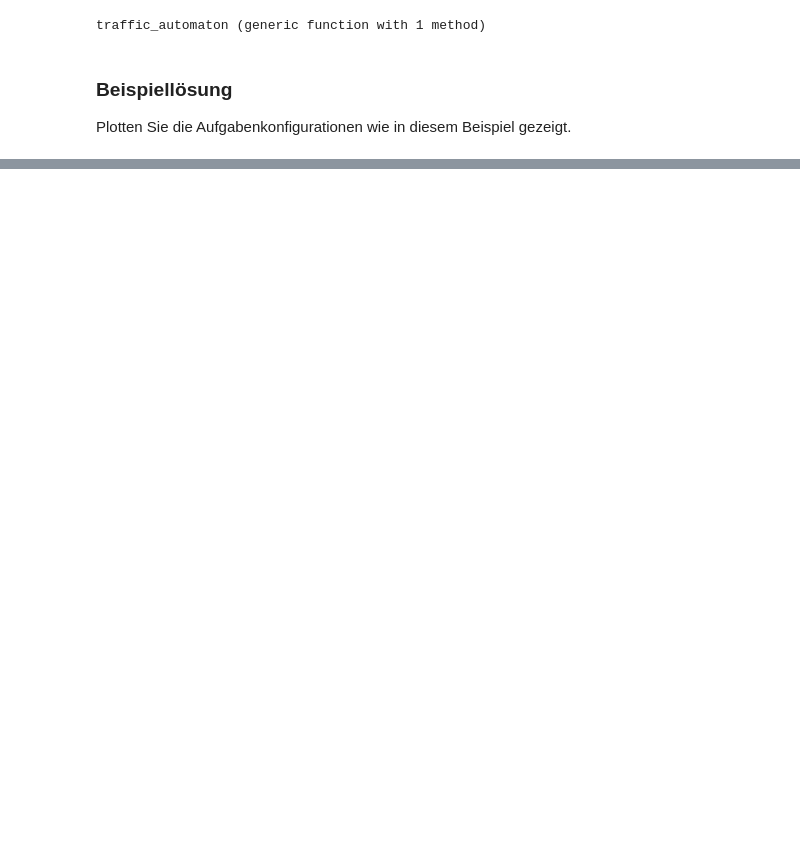
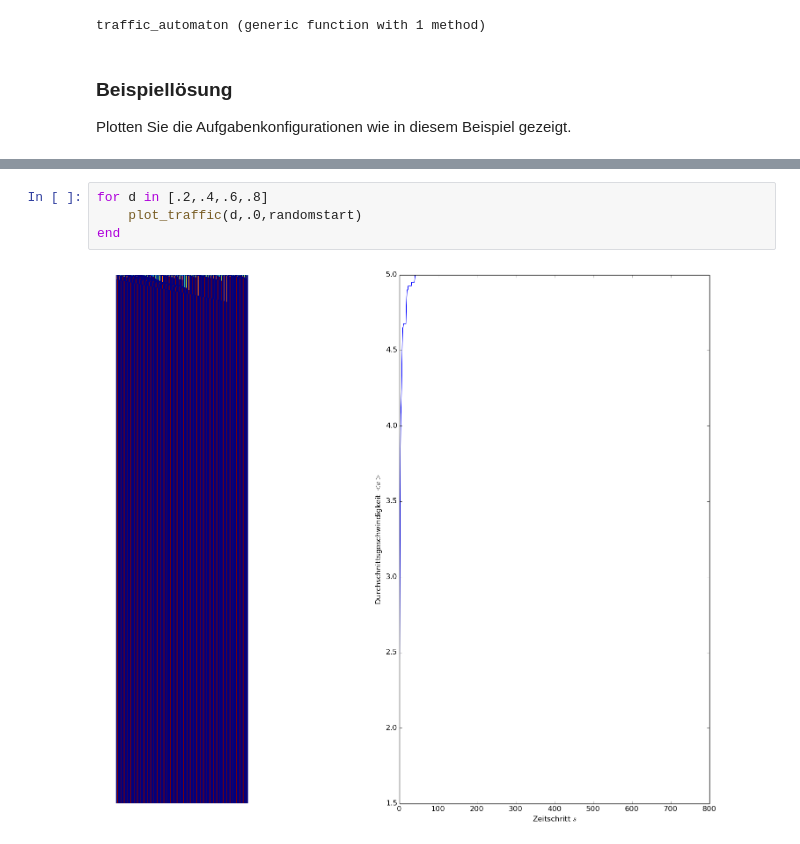
Before and after one commit to Handfeger/compphys-2016, a Jupyter notebook: uebung_04/04_stau_aus_dem_nichts.ipynb, the cells around one changed output, grey strips where cells are left out. Saved outputs shown, nothing was run; the diff lists cells and outputs as text; blank space fills up the shorter version.

```diff
--- a/uebung_04/04_stau_aus_dem_nichts.ipynb
+++ b/uebung_04/04_stau_aus_dem_nichts.ipynb
@@ -172,0 +162,6 @@ Any[1.0,1.0,1.0,1.0,1.0,1.0,1.0,1.0,1.0,1.0  …  1.0,1.0,1.0,1.0,1.0,1.0,1.0,1.
+# %%
+for d in [.2,.4,.6,.8]
+    plot_traffic(d,.0,randomstart)
+end
+# %% [output]
+[figure, added]
```
Also changed, not shown: parts of 6 cells of this notebook.
